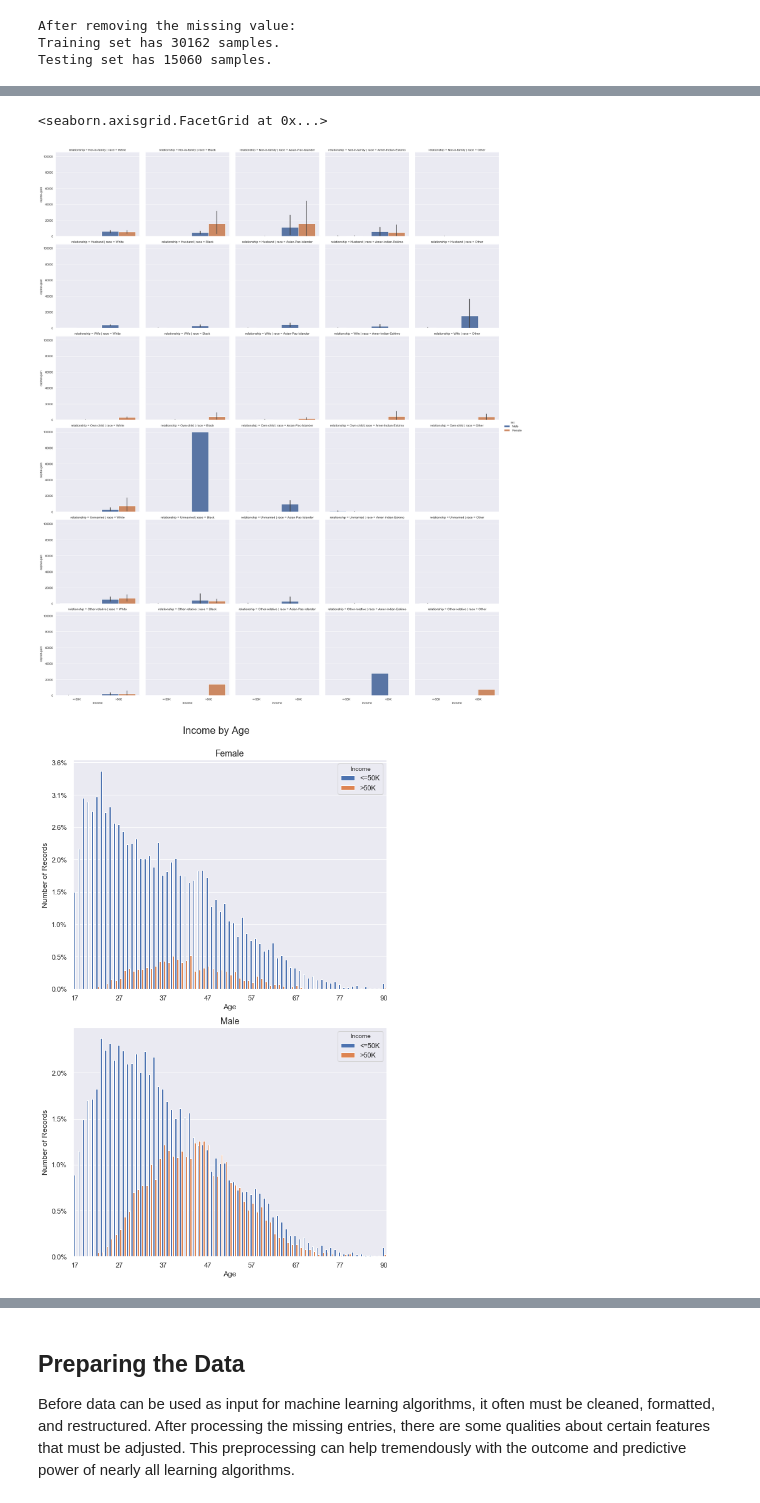
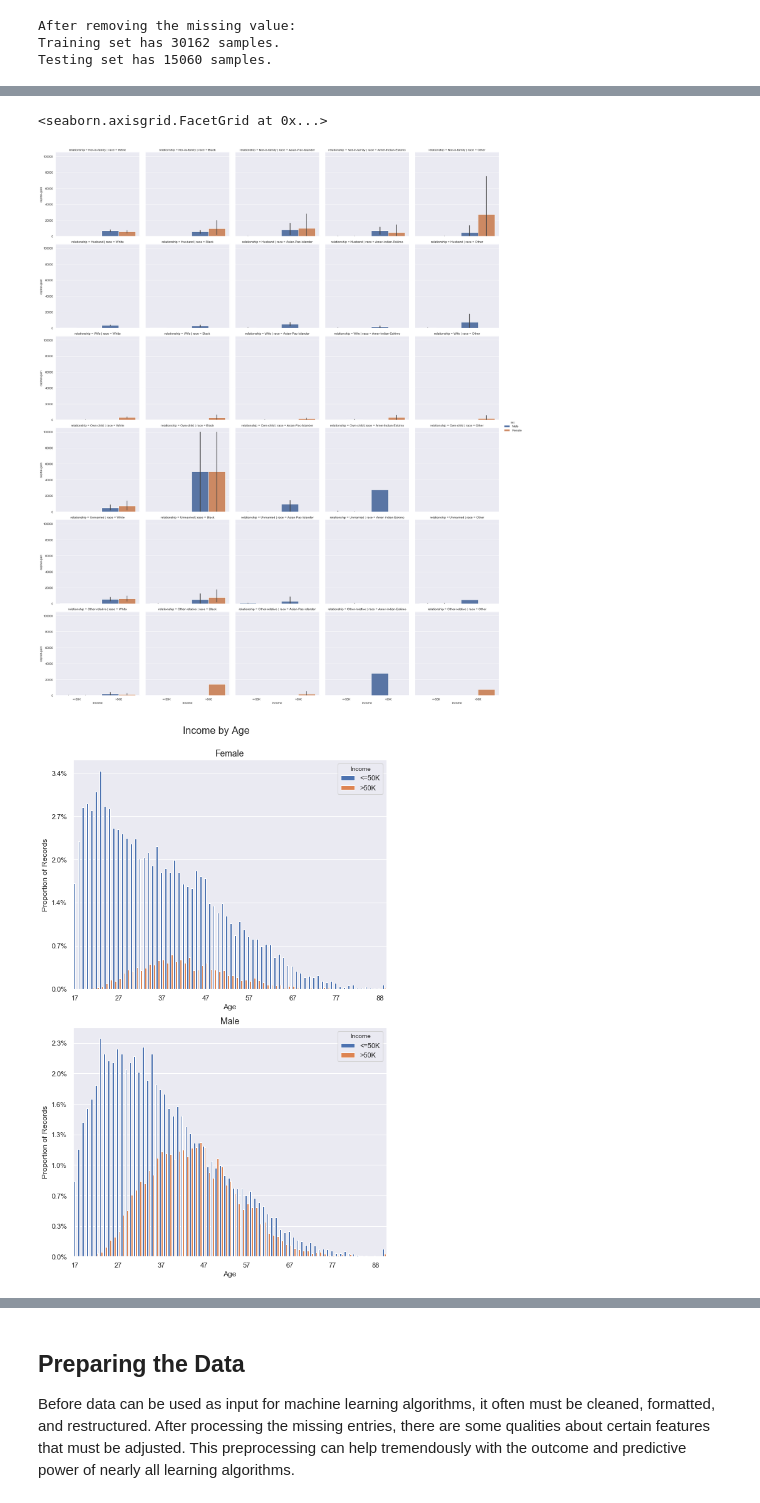
Before and after one commit to JcFreya/Adult-Census-Income, a Jupyter notebook: AF Data Science Project.ipynb, the cells around one changed output, grey strips where cells are left out. Saved outputs shown, nothing was run; the diff lists cells and outputs as text; code cells hidden in the pictures.

```diff
--- a/AF Data Science Project.ipynb
+++ b/AF Data Science Project.ipynb
@@ -207,50 +215,53 @@ Here I'll generate some variables to help analysis as below:
+# %%
+# Combine the data
+adult_data = pd.concat([adult_train, adult_test])
 # %%
 # Overview of the data
-sns.factorplot('income', 'capital-gain', hue='sex', data=adult_train, kind='bar', col='race', row='relationship')
+sns.catplot('income', 'capital-gain', hue='sex', data=adult_data, kind='bar', col='race', row='relationship')
 # %% [output]
 <seaborn.axisgrid.FacetGrid at 0x...>
-[figure, old version]
+[figure, new version]
 # %%
 fig, ax =plt.subplots(2,1, figsize = (8, 12))
 # fig = plt.figure(figsize = (10,13));
 
 # Initiate plot
-sns.countplot(x = 'age', hue = 'income', data = adult_train[adult_train.sex=='Female'], saturation=1, ax=ax[0])
-sns.countplot(x = 'age', hue = 'income', data = adult_train[adult_train.sex=='Male'], saturation=1, ax=ax[1])
+sns.countplot(x = 'age', hue = 'income', data = adult_data[adult_data.sex=='Female'], saturation=1, ax=ax[0])
+sns.countplot(x = 'age', hue = 'income', data = adult_data[adult_data.sex=='Male'], saturation=1, ax=ax[1])
 
 # Add titles
 ax[0].set_title('Female', loc='center', fontsize = 14)
 ax[1].set_title('Male', loc='center', fontsize = 14)
 
 # Add labels
 ax[0].set_xlabel("Age")
 ax[1].set_xlabel("Age")
-ax[0].set_ylabel("Number of Records")
-ax[1].set_ylabel("Number of Records")
+ax[0].set_ylabel("Proportion of Records")
+ax[1].set_ylabel("Proportion of Records")
 
 # Add x_axis ticks
 new_ticks = [i.get_text() for i in ax[0].get_xticklabels()]
 ax[0].set_xticks(range(0, len(new_ticks), 10))
 ax[0].set_xticklabels(new_ticks[::10])
 ax[1].set_xticks(range(0, len(new_ticks), 10))
 ax[1].set_xticklabels(new_ticks[::10])
 
 # Optimize y_axis ticks
-total_F = adult_train[adult_train.sex=='Female'].shape[0]*1.
-total_M = adult_train[adult_train.sex=='Male'].shape[0]*1.
+total_F = adult_data[adult_data.sex=='Female'].shape[0]*1.
+total_M = adult_data[adult_data.sex=='Male'].shape[0]*1.
 ax[0].set_yticklabels(map('{:.1f}%'.format, 100*ax[0].yaxis.get_majorticklocs()/total_F))
 ax[1].set_yticklabels(map('{:.1f}%'.format, 100*ax[1].yaxis.get_majorticklocs()/total_M))
 
 # Change legend location
 ax[0].legend(loc=1, title='Income')
 ax[1].legend(loc=1, title='Income')
 
 # Set suptitle
 fig.suptitle("Income by Age", fontsize = 16, y = 1.03)
 
 fig.tight_layout()
 fig.show()
 # %% [output]
-[figure, old version]
+[figure, new version]
 # %%
 # Use occupation percentage of '>50K' as order of the plot
```
Also changed, not shown: parts of 52 cells of this notebook.
